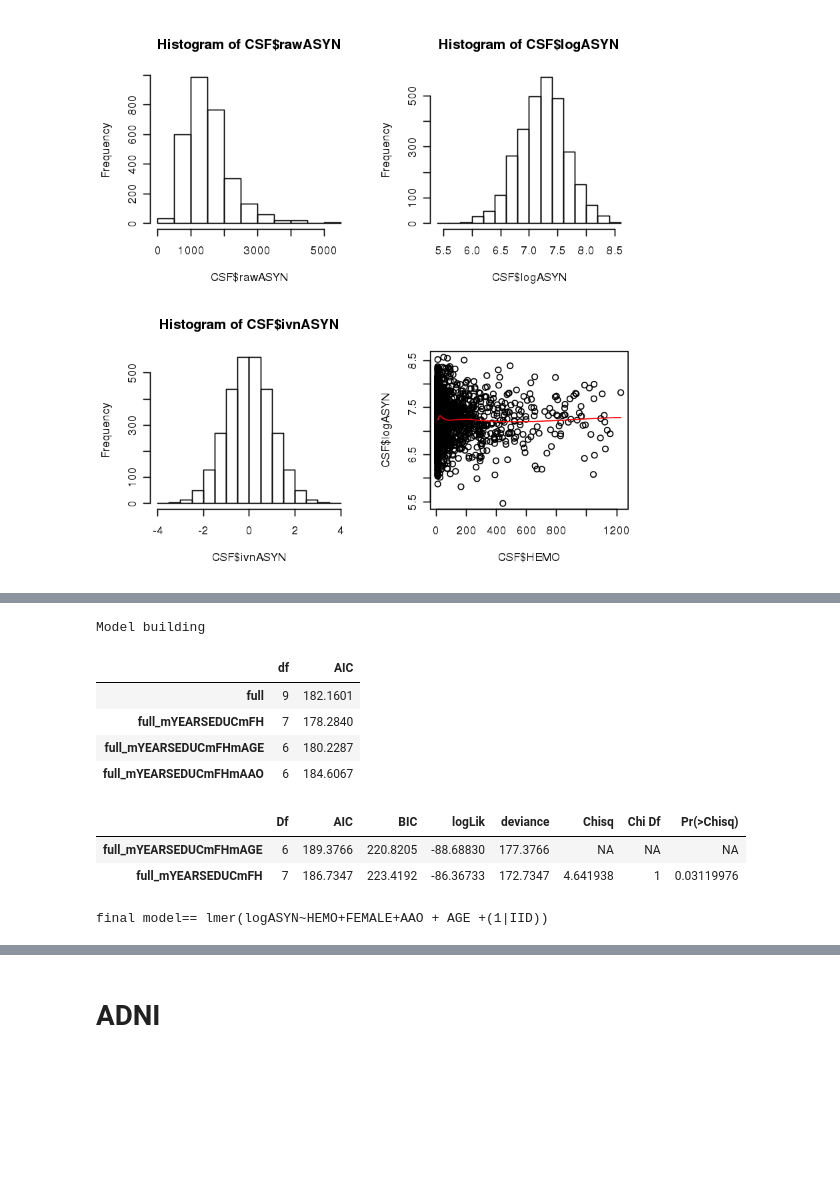
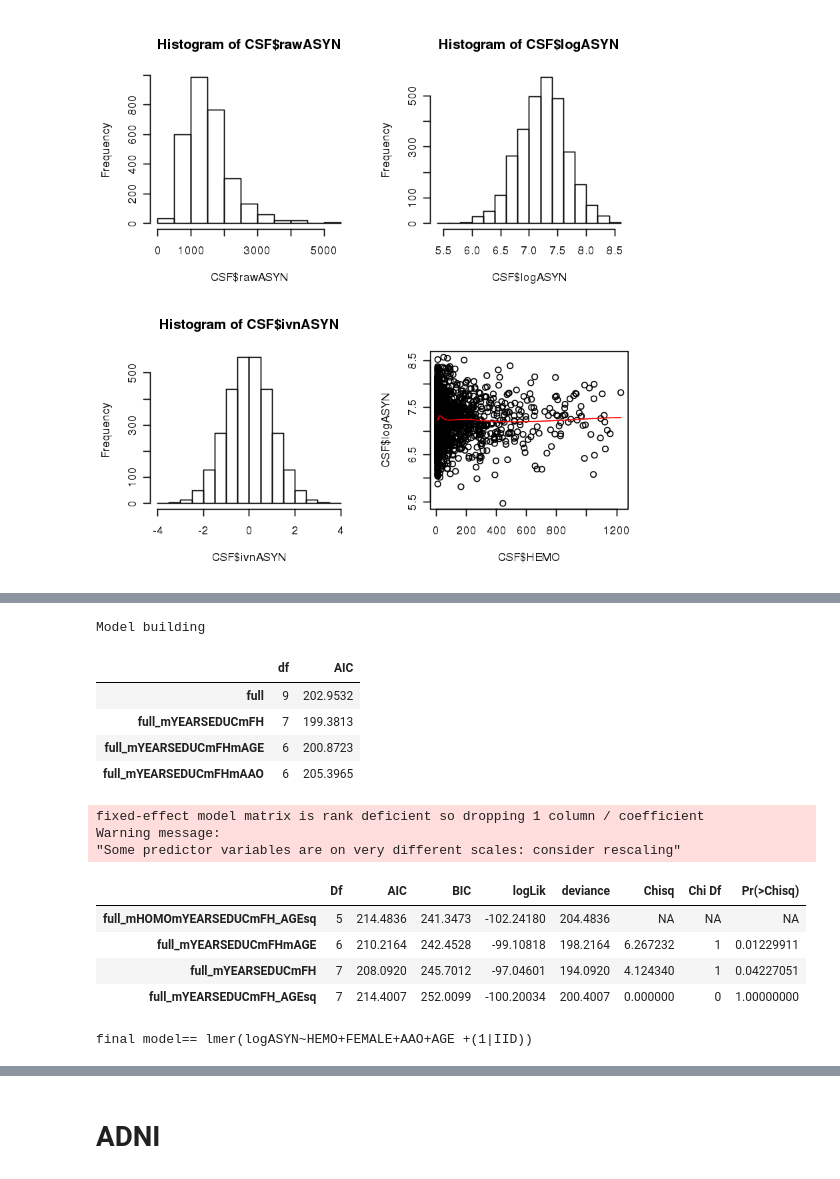
Before and after one commit to hirotaka-i/sp01_ASYN, a Jupyter notebook: Pheno_ASYN.ipynb, the cells around one changed output, grey strips where cells are left out. Cells and saved outputs as stored; diff of their text form; code cells hidden in the pictures; blank space fills up the shorter version.

```diff
--- a/Pheno_ASYN.ipynb
+++ b/Pheno_ASYN.ipynb
@@ -168,37 +203,47 @@ Data summary
 # %%
 cat("Model building")
 full =  d3 %>% filter(CASE==1) %>%
     lmer(logASYN~HEMO+FEMALE+YEARSEDUC+AAO+FAMILY_HISTORY + AGE +(1|IID), data=., REML=F)
 # summary(full)
 full_mYEARSEDUCmFH =  d3 %>% filter(CASE==1) %>% filter(!is.na(FAMILY_HISTORY)) %>%
     lmer(logASYN~HEMO+FEMALE+AAO + AGE +(1|IID), data=., REML=F)
 # summary(full_mYEARSEDUCmFH)
 full_mYEARSEDUCmFHmAGE =  d3 %>% filter(CASE==1) %>% filter(!is.na(FAMILY_HISTORY)) %>%
     lmer(logASYN~HEMO+FEMALE+ AAO + (1|IID), data=., REML=F)
 full_mYEARSEDUCmFHmAAO = d3 %>% filter(CASE==1) %>% filter(!is.na(AAO)) %>% filter(!is.na(FAMILY_HISTORY)) %>%
     lmer(logASYN~HEMO+FEMALE+AGE + (1|IID), data=., REML=F)
 AIC(full, full_mYEARSEDUCmFH, full_mYEARSEDUCmFHmAGE, full_mYEARSEDUCmFHmAAO)
 
 # summary(full)
 full_mYEARSEDUCmFH =  d3 %>% filter(CASE==1) %>%
     lmer(logASYN~HEMO+FEMALE+AAO + AGE +(1|IID), data=., REML=F)
 # summary(full_mYEARSEDUCmFH)
 full_mYEARSEDUCmFHmAGE =  d3 %>% filter(CASE==1) %>%
     lmer(logASYN~HEMO+FEMALE+ AAO + (1|IID), data=., REML=F)
+full_mYEARSEDUCmFH_AGEsq =  d3 %>% filter(CASE==1) %>% filter(!is.na(AAO)) %>%
+    lmer(logASYN~HEMO+FEMALE+ AGE*I(AGE) + (1|IID), data=., REML=F)
+full_mHOMOmYEARSEDUCmFH_AGEsq =  d3 %>% filter(CASE==1) %>% filter(!is.na(AAO)) %>%
+    lmer(logASYN~FEMALE+ AGE + (1|IID), data=., REML=F)
 
-anova(full_mYEARSEDUCmFH, full_mYEARSEDUCmFHmAGE)
-cat("final model== lmer(logASYN~HEMO+FEMALE+AAO + AGE +(1|IID))")
+
+anova(full_mYEARSEDUCmFH, full_mYEARSEDUCmFHmAGE, full_mYEARSEDUCmFH_AGEsq, full_mHOMOmYEARSEDUCmFH_AGEsq)
+cat("final model== lmer(logASYN~HEMO+FEMALE+AAO+AGE +(1|IID))")
 # %% [output]
 Model building
 |  | df | AIC |
-| full | 9 | 182.1601 |
-| full_mYEARSEDUCmFH | 7 | 178.2840 |
-| full_mYEARSEDUCmFHmAGE | 6 | 180.2287 |
-| full_mYEARSEDUCmFHmAAO | 6 | 184.6067 |
+| full | 9 | 202.9532 |
+| full_mYEARSEDUCmFH | 7 | 199.3813 |
+| full_mYEARSEDUCmFHmAGE | 6 | 200.8723 |
+| full_mYEARSEDUCmFHmAAO | 6 | 205.3965 |
+fixed-effect model matrix is rank deficient so dropping 1 column / coefficient
+Warning message:
+"Some predictor variables are on very different scales: consider rescaling"
 |  | Df | AIC | BIC | logLik | deviance | Chisq | Chi Df | Pr(>Chisq) |
-| full_mYEARSEDUCmFHmAGE | 6 | 189.3766 | 220.8205 | -88.68830 | 177.3766 | NA | NA | NA |
-| full_mYEARSEDUCmFH | 7 | 186.7347 | 223.4192 | -86.36733 | 172.7347 | 4.641938 | 1 | 0.03119976 |
+| full_mHOMOmYEARSEDUCmFH_AGEsq | 5 | 214.4836 | 241.3473 | -102.24180 | 204.4836 | NA | NA | NA |
+| full_mYEARSEDUCmFHmAGE | 6 | 210.2164 | 242.4528 | -99.10818 | 198.2164 | 6.267232 | 1 | 0.01229911 |
+| full_mYEARSEDUCmFH | 7 | 208.0920 | 245.7012 | -97.04601 | 194.0920 | 4.124340 | 1 | 0.04227051 |
+| full_mYEARSEDUCmFH_AGEsq | 7 | 214.4007 | 252.0099 | -100.20034 | 200.4007 | 0.000000 | 0 | 1.00000000 |
-final model== lmer(logASYN~HEMO+FEMALE+AAO + AGE +(1|IID))
+final model== lmer(logASYN~HEMO+FEMALE+AAO+AGE +(1|IID))
 # %%
 summary(full_mYEARSEDUCmFH)
 # %% [output]
```
Also changed, not shown: parts of 5 cells of this notebook, 3 other files.
